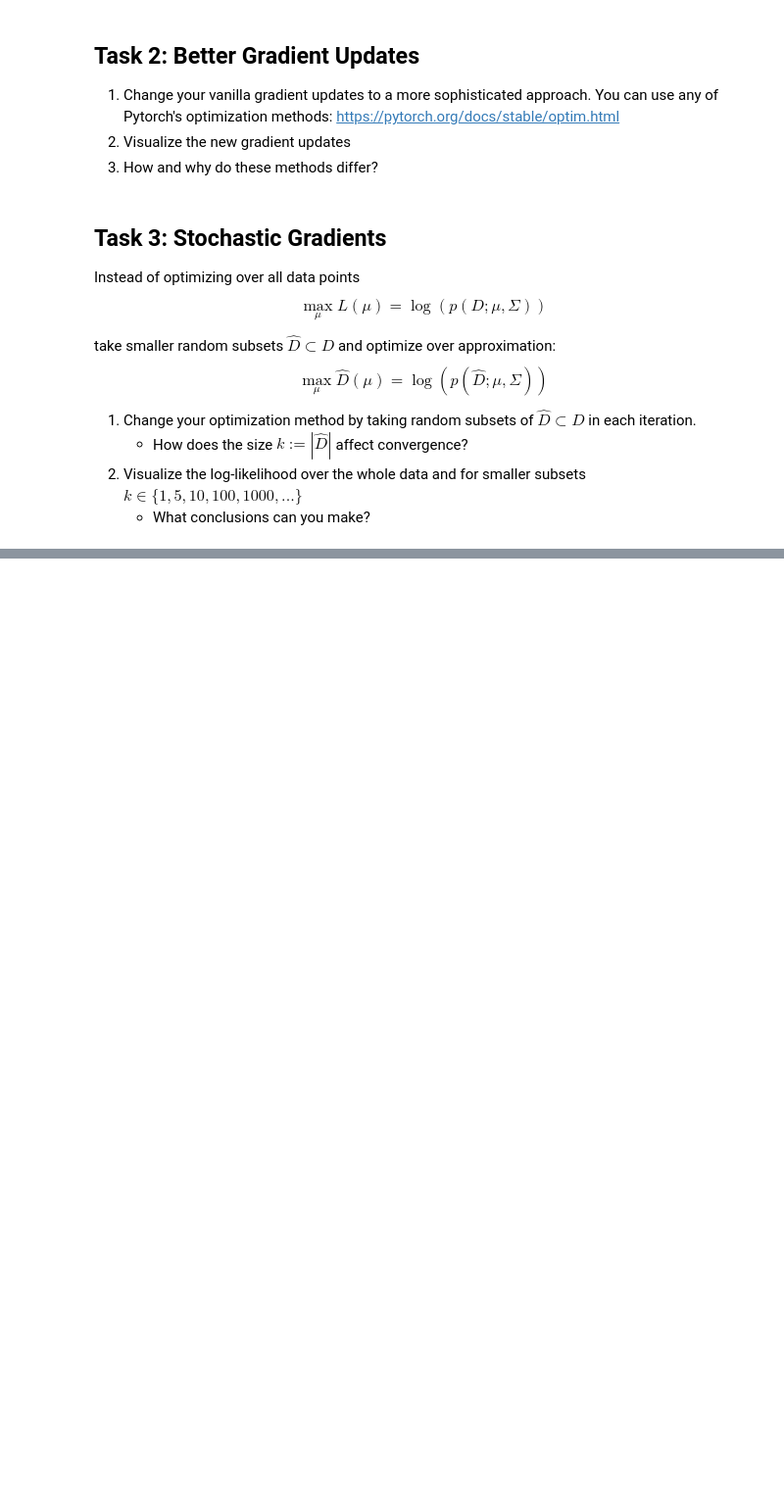
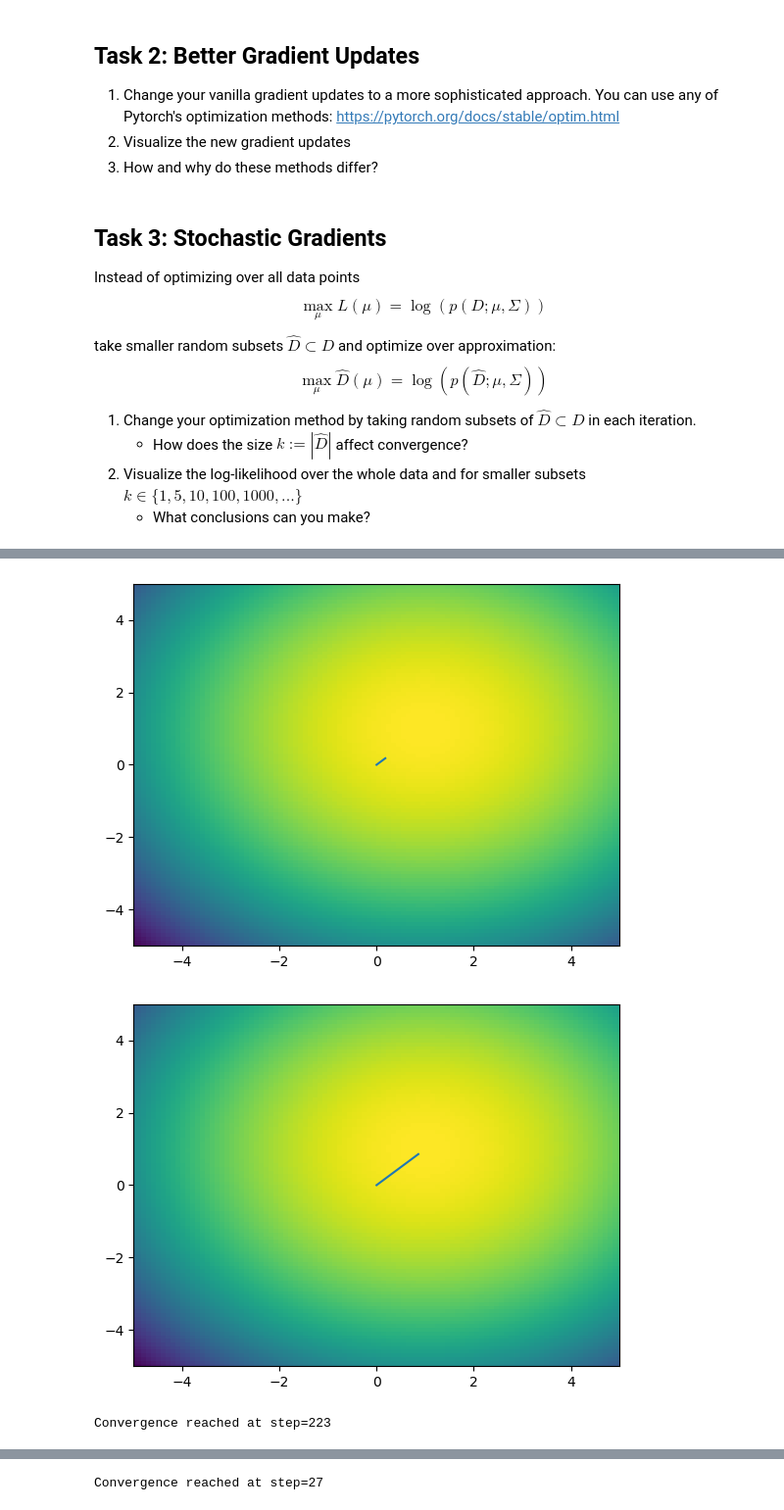
Before and after one commit to kkulesz/AIA_homework, a Jupyter notebook: Homework3/Homework3.ipynb, the cells around one changed output, grey strips where cells are left out. Shown: that part at 98% size. Drawn from its saved outputs; the diff is of its cells as text; code cells hidden in the pictures; blank space fills up the shorter version.

```diff
--- a/Homework3/Homework3.ipynb
+++ b/Homework3/Homework3.ipynb
@@ -167,0 +189,27 @@ take smaller random subsets $\hat{D} \subset D$ and optimize over approximation:
+# %%
+def task_1_function(X, sigma, num_of_steps, learning_rate, convergence_threshold):
+    mu = torch.tensor((0., 0.), requires_grad=True)
+    mu_history = [mu.detach().clone()]
+    previous_loss = float("inf")  # set it to infinity, so we do not reach convergence at the very first step
+
+    for i in range(num_of_steps):
+        loss = L(X, mu, sigma)
+        loss.backward()
+        mu.data = mu.data + learning_rate * mu.grad
+        mu.grad.zero_()
+
+        mu_history.append(mu.detach().clone())
+
+        if abs(loss.data - previous_loss) <= convergence_threshold:
+            print(f"Convergence reached at step={i}")
+            break
+        previous_loss = loss.data
+
+    vizualize(data, mu_history, sigma)
+# %%
+for lr in [1e-7, 1e-6, 1e-5, 1e-4]:
+    task_1_function(data, sigma, NUM_OF_STEPS, lr, CONVERGENCE_THRESHOLD)
+# %% [output]
+[figure, added]
+[figure, added]
+Convergence reached at step=223
@@ -167,0 +217 @@ take smaller random subsets $\hat{D} \subset D$ and optimize over approximation:
+Convergence reached at step=27
```
Also changed, not shown: parts of 16 cells of this notebook.
